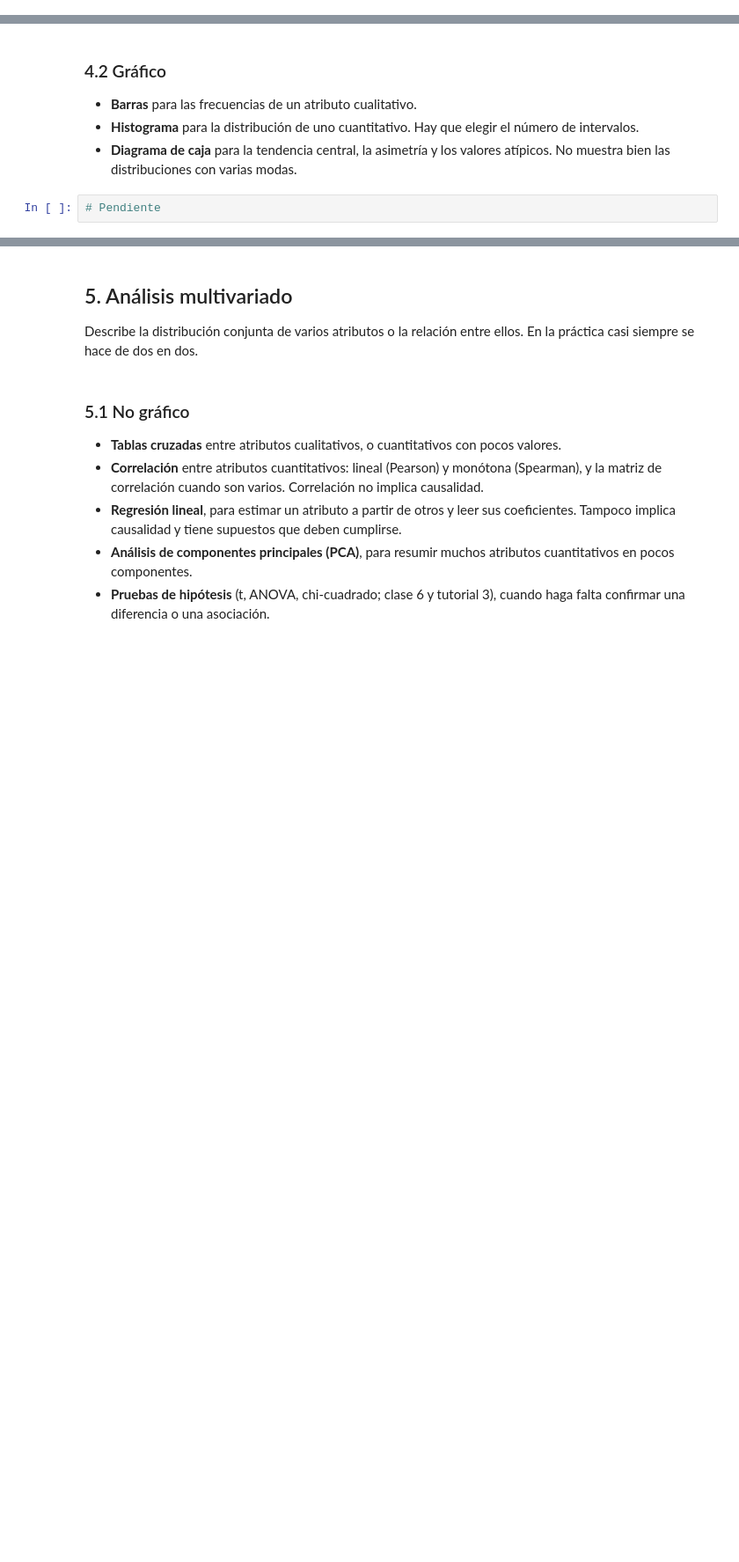
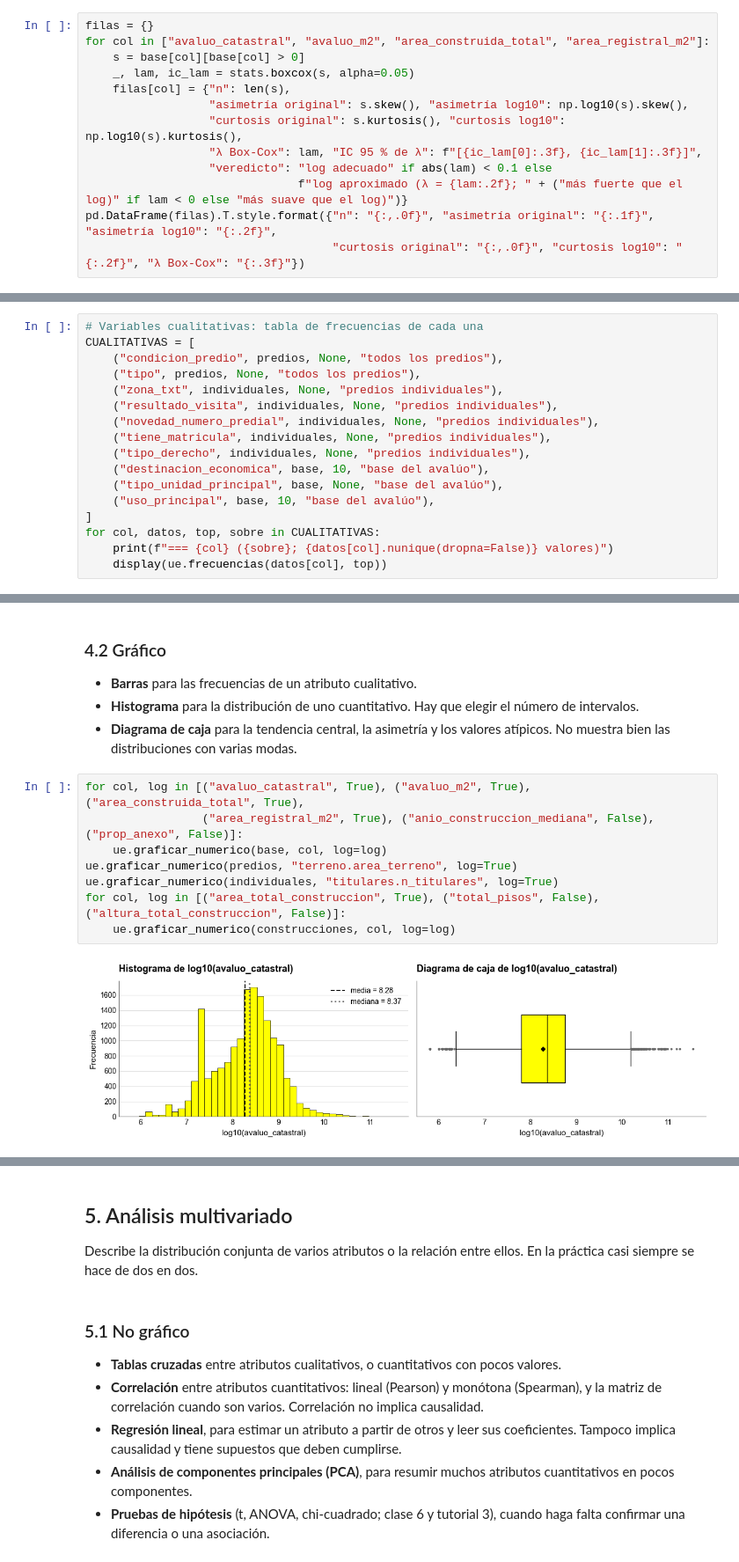
Before and after one commit to Danielfts/proyecto-MINE-ciencia-de-datos, a Jupyter notebook: entrega-1/notebooks/06-entendimiento-de-los-datos.ipynb, the cells around one changed output, grey strips where cells are left out. Shown at 88% size. Cells and saved outputs as stored; diff of their text form; blank space fills up the shorter version.

```diff
--- a/entrega-1/notebooks/06-entendimiento-de-los-datos.ipynb
+++ b/entrega-1/notebooks/06-entendimiento-de-los-datos.ipynb
@@ -267,0 +655,13 @@ Medidas estadísticas que resumen la distribución de un atributo:
+# %%
+filas = {}
+for col in ["avaluo_catastral", "avaluo_m2", "area_construida_total", "area_registral_m2"]:
+    s = base[col][base[col] > 0]
+    _, lam, ic_lam = stats.boxcox(s, alpha=0.05)
+    filas[col] = {"n": len(s),
+                  "asimetría original": s.skew(), "asimetría log10": np.log10(s).skew(),
+                  "curtosis original": s.kurtosis(), "curtosis log10": np.log10(s).kurtosis(),
+                  "λ Box-Cox": lam, "IC 95 % de λ": f"[{ic_lam[0]:.3f}, {ic_lam[1]:.3f}]",
+                  "veredicto": "log adecuado" if abs(lam) < 0.1 else
+                               f"log aproximado (λ = {lam:.2f}; " + ("más fuerte que el log)" if lam < 0 else "más suave que el log)")}
+pd.DataFrame(filas).T.style.format({"n": "{:,.0f}", "asimetría original": "{:.1f}", "asimetría log10": "{:.2f}",
+                                    "curtosis original": "{:,.0f}", "curtosis log10": "{:.2f}", "λ Box-Cox": "{:.3f}"})
@@ -267,0 +708,17 @@ Medidas estadísticas que resumen la distribución de un atributo:
+# %%
+# Variables cualitativas: tabla de frecuencias de cada una
+CUALITATIVAS = [
+    ("condicion_predio", predios, None, "todos los predios"),
+    ("tipo", predios, None, "todos los predios"),
+    ("zona_txt", individuales, None, "predios individuales"),
+    ("resultado_visita", individuales, None, "predios individuales"),
+    ("novedad_numero_predial", individuales, None, "predios individuales"),
+    ("tiene_matricula", individuales, None, "predios individuales"),
+    ("tipo_derecho", individuales, None, "predios individuales"),
+    ("destinacion_economica", base, 10, "base del avalúo"),
+    ("tipo_unidad_principal", base, None, "base del avalúo"),
+    ("uso_principal", base, 10, "base del avalúo"),
+]
+for col, datos, top, sobre in CUALITATIVAS:
+    print(f"=== {col} ({sobre}; {datos[col].nunique(dropna=False)} valores)")
+    display(ue.frecuencias(datos[col], top))
@@ -271,5 +799,13 @@ Medidas estadísticas que resumen la distribución de un atributo:
 - **Barras** para las frecuencias de un atributo cualitativo.
 - **Histograma** para la distribución de uno cuantitativo. Hay que elegir el número de intervalos.
 - **Diagrama de caja** para la tendencia central, la asimetría y los valores atípicos. No muestra bien las distribuciones con varias modas.
-# %%
-# Pendiente
+# %%
+for col, log in [("avaluo_catastral", True), ("avaluo_m2", True), ("area_construida_total", True),
+                 ("area_registral_m2", True), ("anio_construccion_mediana", False), ("prop_anexo", False)]:
+    ue.graficar_numerico(base, col, log=log)
+ue.graficar_numerico(predios, "terreno.area_terreno", log=True)
+ue.graficar_numerico(individuales, "titulares.n_titulares", log=True)
+for col, log in [("area_total_construccion", True), ("total_pisos", False), ("altura_total_construccion", False)]:
+    ue.graficar_numerico(construcciones, col, log=log)
+# %% [output]
+[figure, added]
```
Also changed, not shown: parts of 117 cells of this notebook, 4 other files.
